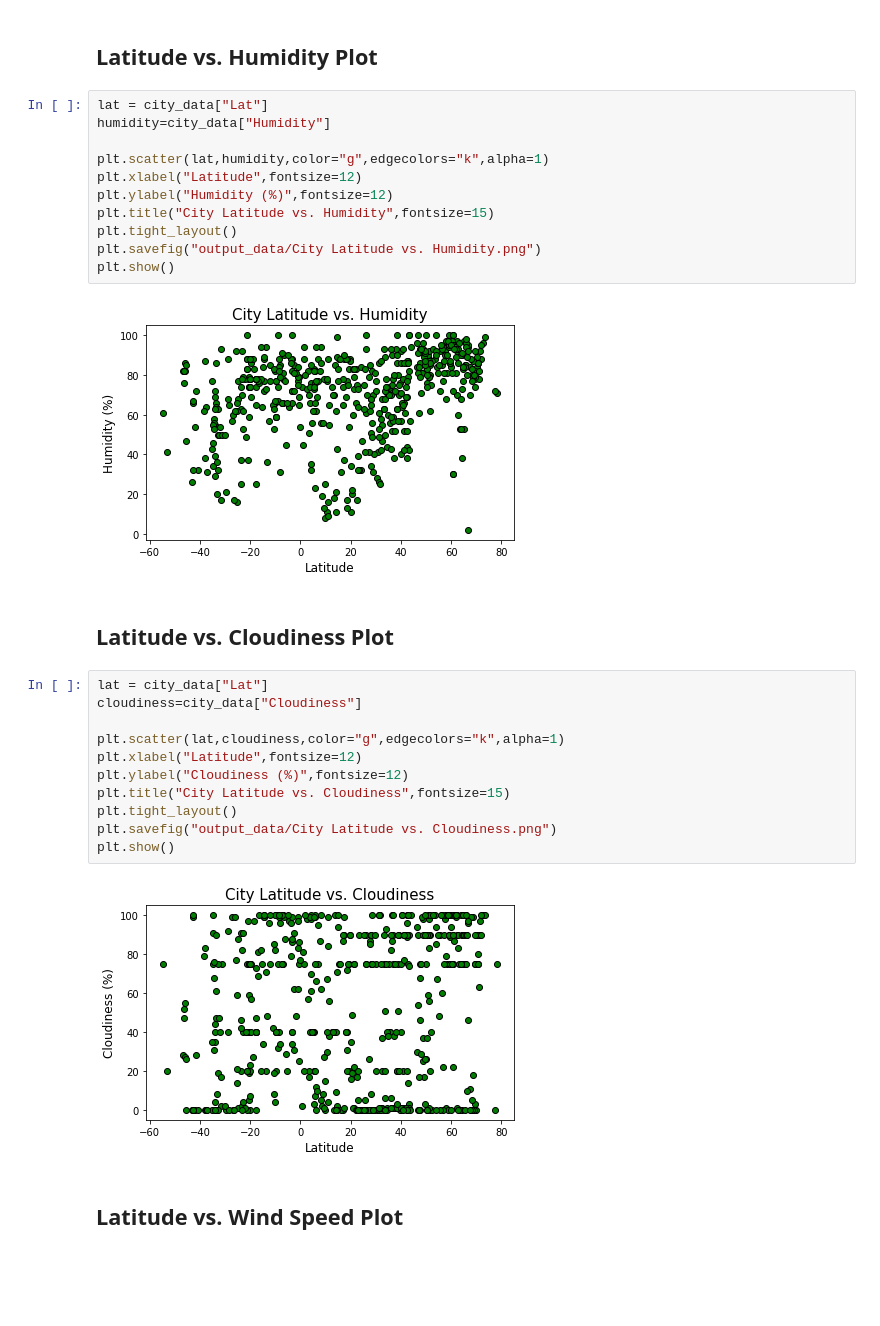
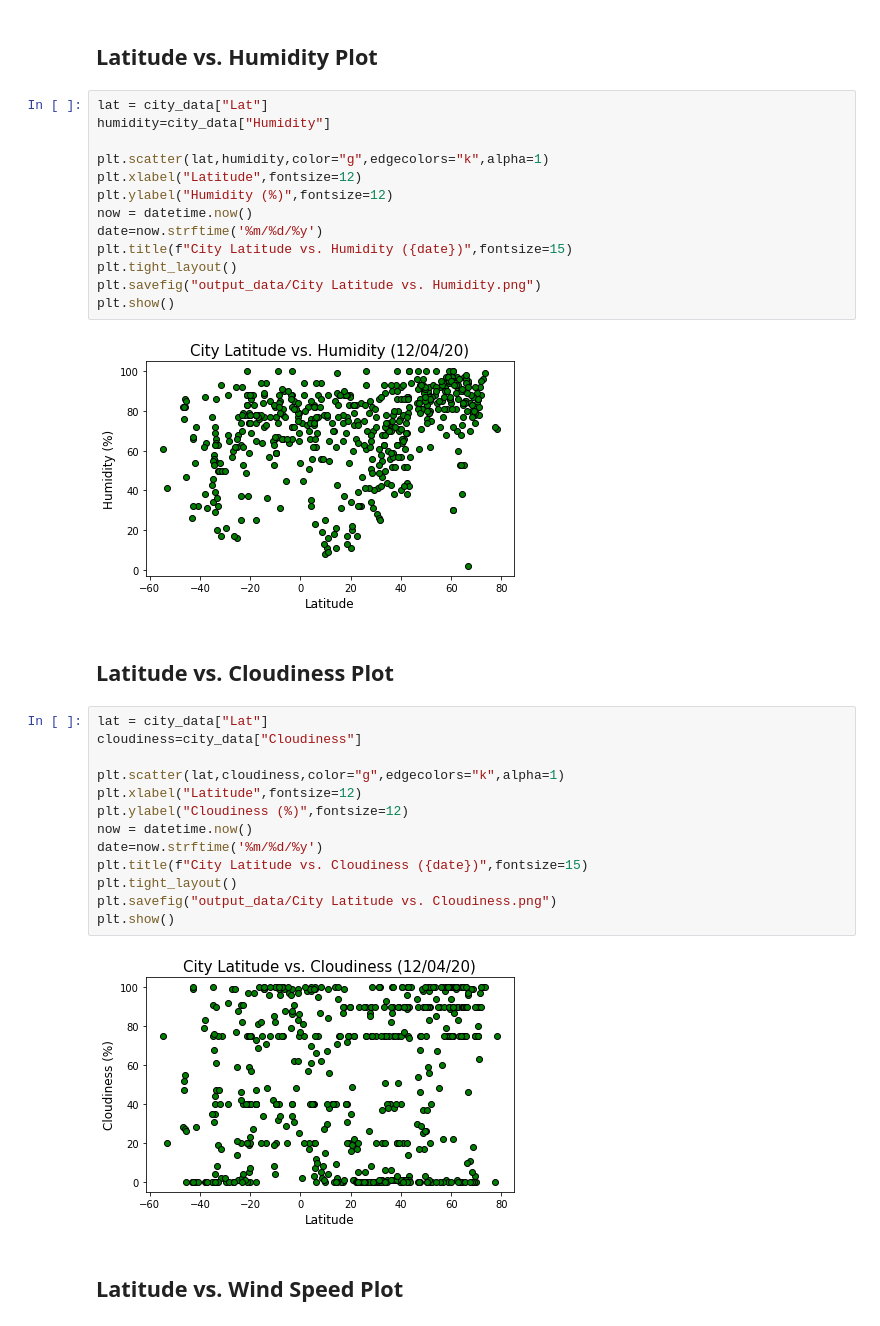
Before and after one commit to HaifaNajdawi/Python-API, a Jupyter notebook: weatherPy/WeatherPy.ipynb, the cells around one changed output. Saved outputs shown, nothing was run; the diff lists cells and outputs as text; blank space fills up the shorter version.

```diff
--- a/weatherPy/WeatherPy.ipynb
+++ b/weatherPy/WeatherPy.ipynb
@@ -185,16 +186,18 @@ plt.show()
 # %%
 lat = city_data["Lat"]
 humidity=city_data["Humidity"]
 
 plt.scatter(lat,humidity,color="g",edgecolors="k",alpha=1)
 plt.xlabel("Latitude",fontsize=12)
 plt.ylabel("Humidity (%)",fontsize=12)
-plt.title("City Latitude vs. Humidity",fontsize=15)
+now = datetime.now()
+date=now.strftime('%m/%d/%y')
+plt.title(f"City Latitude vs. Humidity ({date})",fontsize=15)
 plt.tight_layout()
 plt.savefig("output_data/City Latitude vs. Humidity.png")
 plt.show()
 # %% [output]
-[figure, old version]
+[figure, new version]
 # %% [markdown]
 ## Latitude vs. Cloudiness Plot
 # %%
@@ -204,12 +207,14 @@ cloudiness=city_data["Cloudiness"]
 plt.scatter(lat,cloudiness,color="g",edgecolors="k",alpha=1)
 plt.xlabel("Latitude",fontsize=12)
 plt.ylabel("Cloudiness (%)",fontsize=12)
-plt.title("City Latitude vs. Cloudiness",fontsize=15)
+now = datetime.now()
+date=now.strftime('%m/%d/%y')
+plt.title(f"City Latitude vs. Cloudiness ({date})",fontsize=15)
 plt.tight_layout()
 plt.savefig("output_data/City Latitude vs. Cloudiness.png")
 plt.show()
 # %% [output]
-[figure, old version]
+[figure, new version]
 # %% [markdown]
 ## Latitude vs. Wind Speed Plot
 # %%
```
Also changed, not shown: parts of 13 cells of this notebook, 4 other files.
